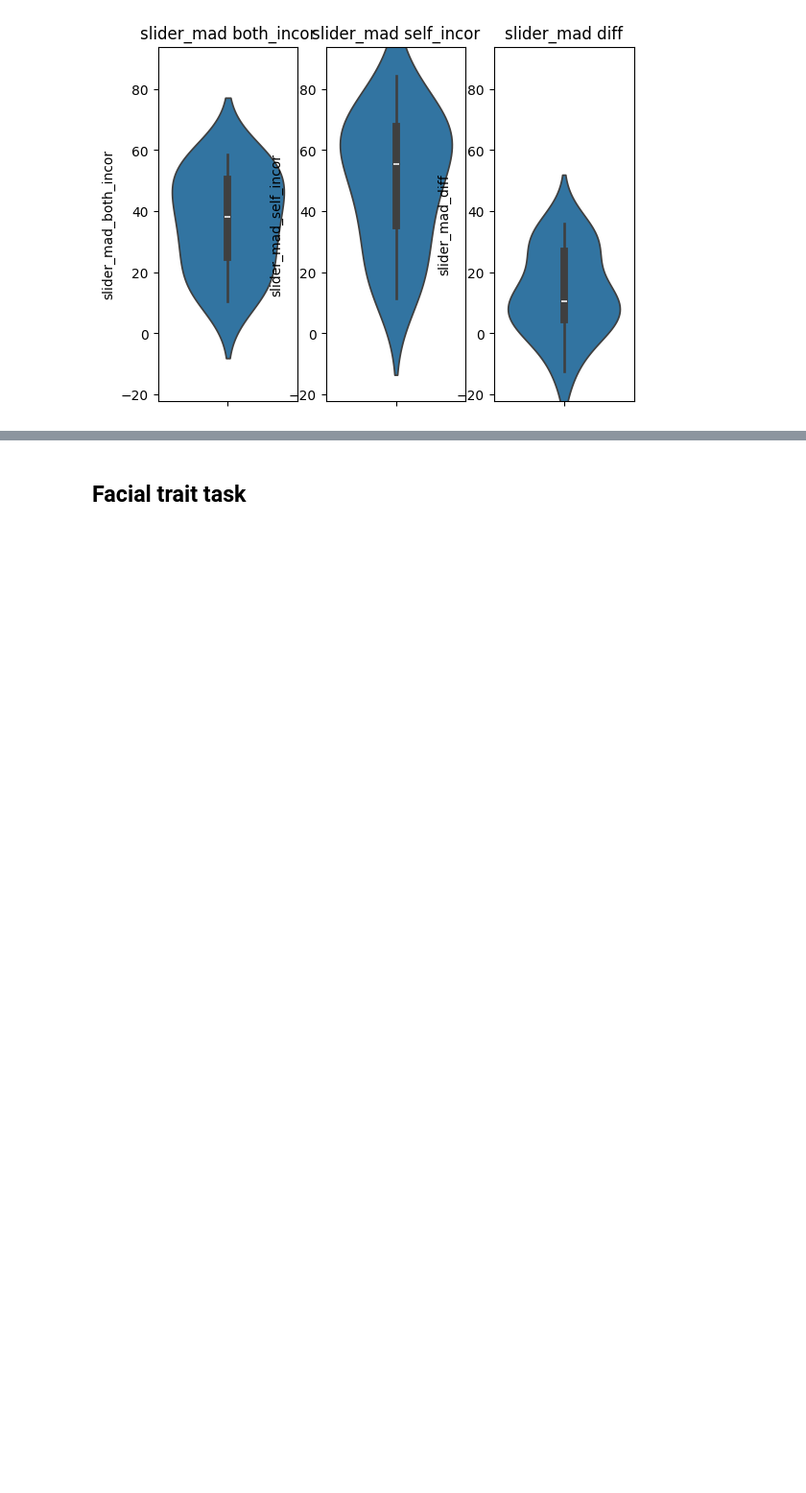
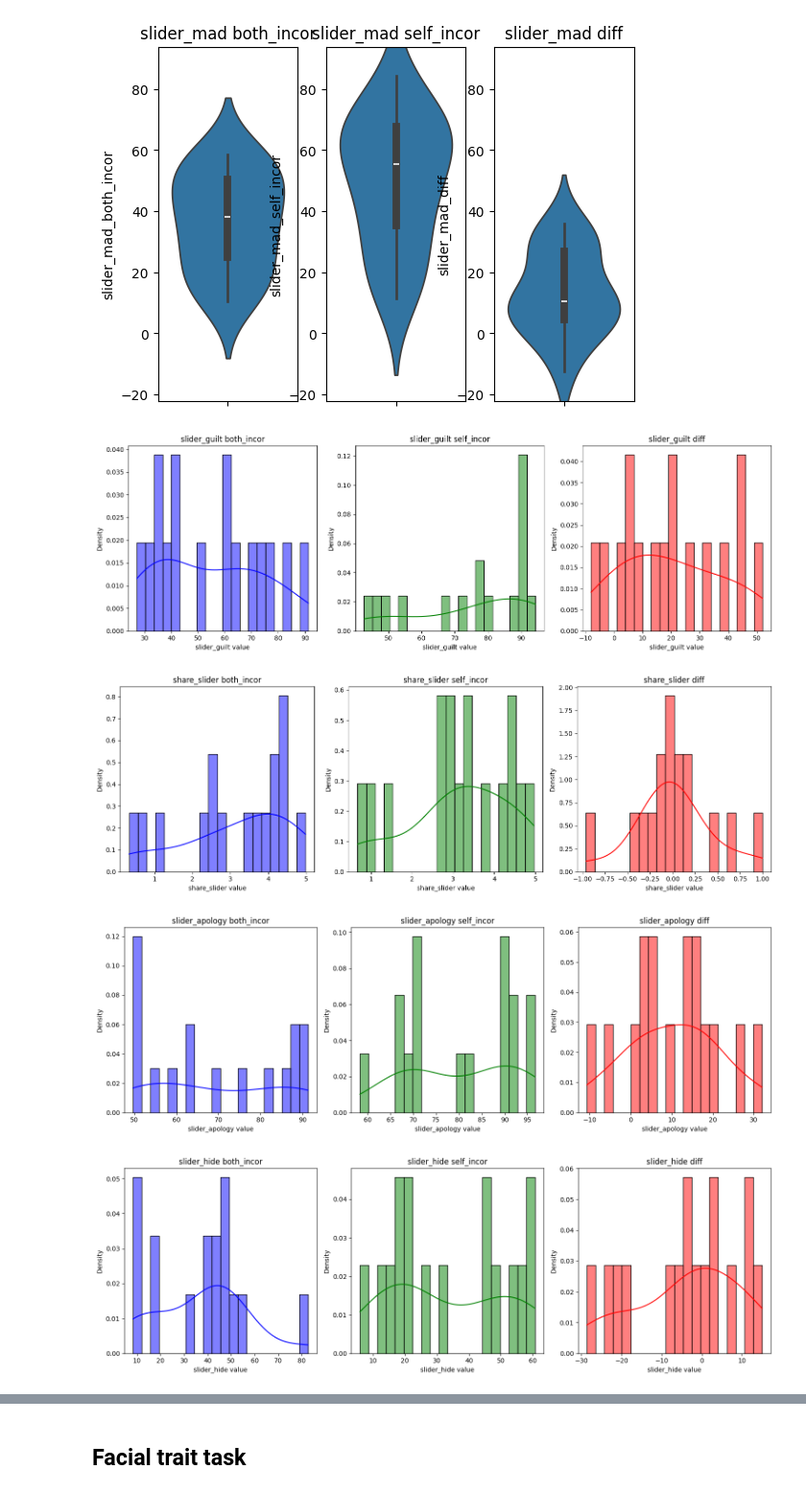
Before and after one commit to t-qin/YESLab-RA-training, a Jupyter notebook: Naodao/naodao_data_cleaning.ipynb, the cells around one changed output, grey strips where cells are left out. Shown at 96% size. Drawn from its saved outputs; the diff is of its cells as text; code cells hidden in the pictures; blank space fills up the shorter version.

```diff
--- a/Naodao/naodao_data_cleaning.ipynb
+++ b/Naodao/naodao_data_cleaning.ipynb
@@ -530,3 +530,38 @@ for dv in DVname:
 [figure]
 [figure]
 [figure]
+# %%
+# import necessary libraries
+import matplotlib.pyplot as plt
+import seaborn as sns
+
+# draw histograms for each DV in 'both_incor', 'self_incor', and 'diff', according to df_wide
+for dv in DVname:
+    plt.figure(figsize=(15, 5))
+
+    # create a 1*3 subplot
+    plt.subplot(1, 3, 1)
+    sns.histplot(df_wide[dv+'_both_incor'], kde=True, color='blue', stat='density', bins=20, alpha=0.5)
+    plt.title(f'{dv} both_incor')
+    plt.xlabel(f'{dv} value')
+    plt.ylabel('Density')
+
+    plt.subplot(1, 3, 2)
+    sns.histplot(df_wide[dv+'_self_incor'], kde=True, color='green', stat='density', bins=20, alpha=0.5)
+    plt.title(f'{dv} self_incor')
+    plt.xlabel(f'{dv} value')
+    plt.ylabel('Density')
+
+    plt.subplot(1, 3, 3)
+    sns.histplot(df_wide[dv+'_diff'], kde=True, color='red', stat='density', bins=20, alpha=0.5)
+    plt.title(f'{dv} diff')
+    plt.xlabel(f'{dv} value')
+    plt.ylabel('Density')
+
+    plt.tight_layout()
+    plt.show()
+# %% [output]
+[figure, added]
+[figure, added]
+[figure, added]
+[figure, added]
```
Also changed, not shown: parts of 4 cells of this notebook.
